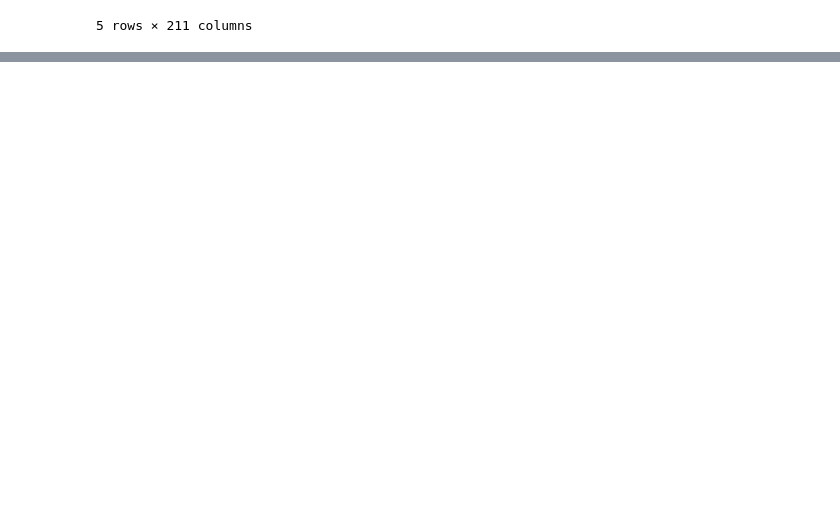
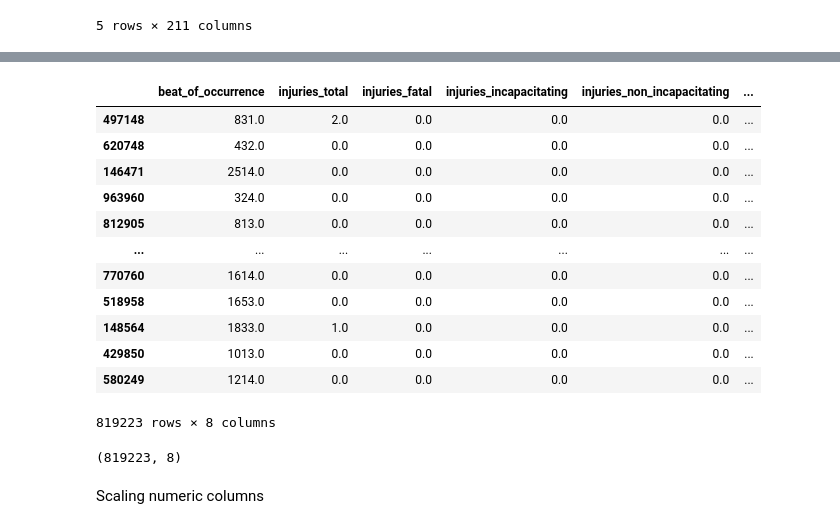
Before and after one commit to hellenmureithi/Phase_4_project, a Jupyter notebook: Notebooks/Hellen.ipynb, the cells around one changed output, grey strips where cells are left out. Saved outputs shown, nothing was run; the diff lists cells and outputs as text; code cells hidden in the pictures; blank space fills up the shorter version.

```diff
--- a/Notebooks/Hellen.ipynb
+++ b/Notebooks/Hellen.ipynb
@@ -449,0 +454,3 @@ X_train_encoded.head()
+# %%
+numerical_cols = df.select_dtypes(include=["int", "float"]).copy()
+numerical_cols.head()
@@ -449,0 +464,23 @@ X_train_encoded.head()
+# %%
+X_train_num = X_train[numerical_cols.columns].copy()
+X_train_num
+# %% [output]
+|  | beat_of_occurrence | injuries_total | injuries_fatal | injuries_incapacitating | injuries_non_incapacitating | ... |
+| 497148 | 831.0 | 2.0 | 0.0 | 0.0 | 0.0 | ... |
+| 620748 | 432.0 | 0.0 | 0.0 | 0.0 | 0.0 | ... |
+| 146471 | 2514.0 | 0.0 | 0.0 | 0.0 | 0.0 | ... |
+| 963960 | 324.0 | 0.0 | 0.0 | 0.0 | 0.0 | ... |
+| 812905 | 813.0 | 0.0 | 0.0 | 0.0 | 0.0 | ... |
+| ... | ... | ... | ... | ... | ... | ... |
+| 770760 | 1614.0 | 0.0 | 0.0 | 0.0 | 0.0 | ... |
+| 518958 | 1653.0 | 0.0 | 0.0 | 0.0 | 0.0 | ... |
+| 148564 | 1833.0 | 1.0 | 0.0 | 0.0 | 0.0 | ... |
+| 429850 | 1013.0 | 0.0 | 0.0 | 0.0 | 0.0 | ... |
+| 580249 | 1214.0 | 0.0 | 0.0 | 0.0 | 0.0 | ... |
+819223 rows × 8 columns
+# %%
+X_train_num.shape
+# %% [output]
+(819223, 8)
+# %% [markdown]
+Scaling numeric columns
```
Also changed, not shown: parts of 26 cells of this notebook.
